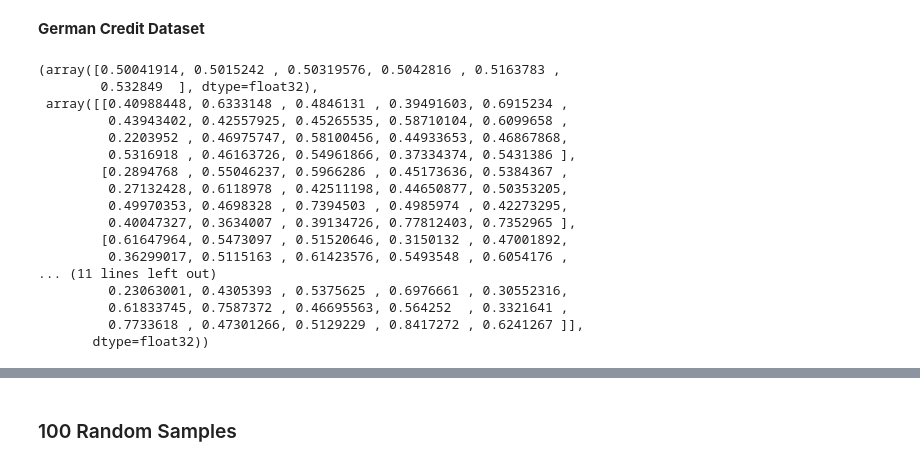
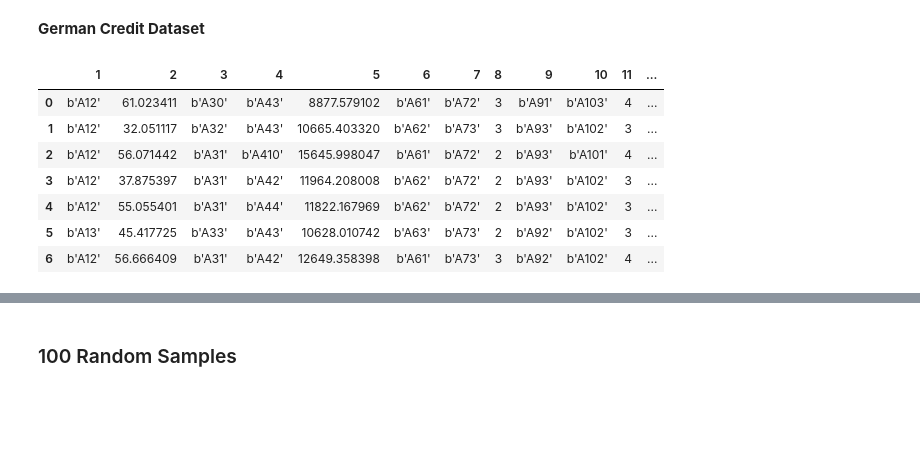
Before and after one commit to Naorko/gan-tf, a Jupyter notebook: gans.ipynb, the cells around one changed output, grey strips where cells are left out. Saved outputs shown, nothing was run; the diff lists cells and outputs as text; code cells hidden in the pictures; blank space fills up the shorter version.

```diff
--- a/gans.ipynb
+++ b/gans.ipynb
@@ -509,22 +507,3 @@ not_fooled_diab
 **German Credit Dataset**
 # %%
 fooled_cred = get_samples(10, generator_cred, discriminator_cred, noise_dim=NOISE_DIM, fool=True)
-fooled_cred
-# %% [output]
-(array([0.50041914, 0.5015242 , 0.50319576, 0.5042816 , 0.5163783 ,
-        0.532849  ], dtype=float32),
- array([[0.40988448, 0.6333148 , 0.4846131 , 0.39491603, 0.6915234 ,
-         0.43943402, 0.42557925, 0.45265535, 0.58710104, 0.6099658 ,
-         0.2203952 , 0.46975747, 0.58100456, 0.44933653, 0.46867868,
-         0.5316918 , 0.46163726, 0.54961866, 0.37334374, 0.5431386 ],
-        [0.2894768 , 0.55046237, 0.5966286 , 0.45173636, 0.5384367 ,
-         0.27132428, 0.6118978 , 0.42511198, 0.44650877, 0.50353205,
-         0.49970353, 0.4698328 , 0.7394503 , 0.4985974 , 0.42273295,
-         0.40047327, 0.3634007 , 0.39134726, 0.77812403, 0.7352965 ],
-        [0.61647964, 0.5473097 , 0.51520646, 0.3150132 , 0.47001892,
-         0.36299017, 0.5115163 , 0.61423576, 0.5493548 , 0.6054176 ,
-... (11 lines left out)
-         0.23063001, 0.4305393 , 0.5375625 , 0.6976661 , 0.30552316,
-         0.61833745, 0.7587372 , 0.46695563, 0.564252  , 0.3321641 ,
-         0.7733618 , 0.47301266, 0.5129229 , 0.8417272 , 0.6241267 ]],
-       dtype=float32))
@@ -531,2 +534,13 @@ fooled_cred
+# %%
+inverse_to_df(cred_ct,fooled_cred)
+# %% [output]
+|  | 1 | 2 | 3 | 4 | 5 | 6 | 7 | 8 | 9 | 10 | 11 | ... |
+| 0 | b'A12' | 61.023411 | b'A30' | b'A43' | 8877.579102 | b'A61' | b'A72' | 3 | b'A91' | b'A103' | 4 | ... |
+| 1 | b'A12' | 32.051117 | b'A32' | b'A43' | 10665.403320 | b'A62' | b'A73' | 3 | b'A93' | b'A102' | 3 | ... |
+| 2 | b'A12' | 56.071442 | b'A31' | b'A410' | 15645.998047 | b'A61' | b'A72' | 2 | b'A93' | b'A101' | 4 | ... |
+| 3 | b'A12' | 37.875397 | b'A31' | b'A42' | 11964.208008 | b'A62' | b'A72' | 2 | b'A93' | b'A102' | 3 | ... |
+| 4 | b'A12' | 55.055401 | b'A31' | b'A44' | 11822.167969 | b'A62' | b'A72' | 2 | b'A93' | b'A102' | 3 | ... |
+| 5 | b'A13' | 45.417725 | b'A33' | b'A43' | 10628.010742 | b'A63' | b'A73' | 2 | b'A92' | b'A102' | 3 | ... |
+| 6 | b'A12' | 56.666409 | b'A31' | b'A42' | 12649.358398 | b'A61' | b'A73' | 3 | b'A92' | b'A102' | 4 | ... |
 # %%
 not_fooled_cred = get_samples(10, generator_cred, discriminator_cred, noise_dim=NOISE_DIM, fool=False)
```
Also changed, not shown: parts of 15 cells of this notebook.
